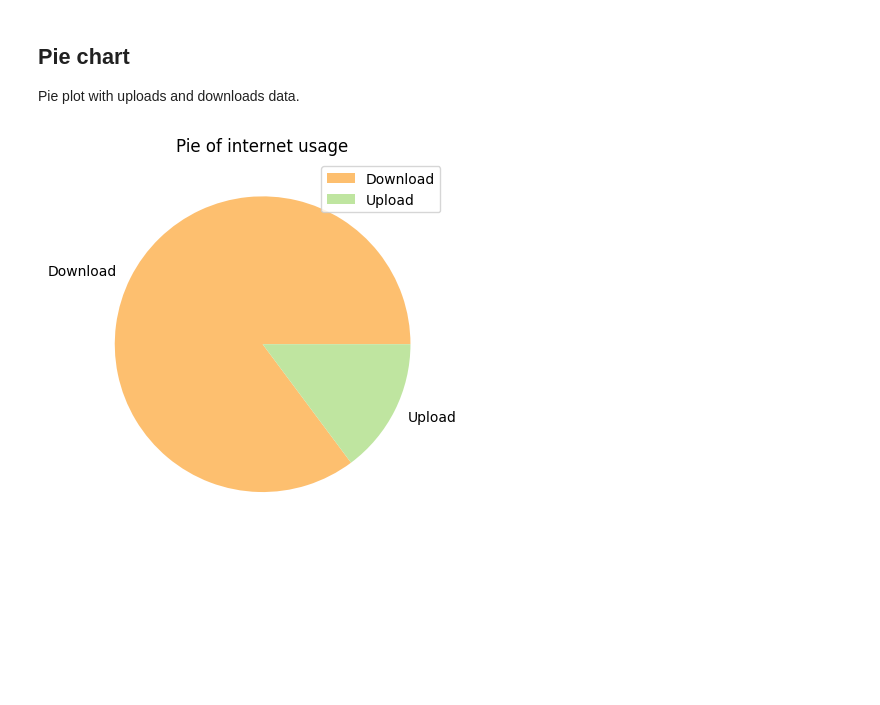
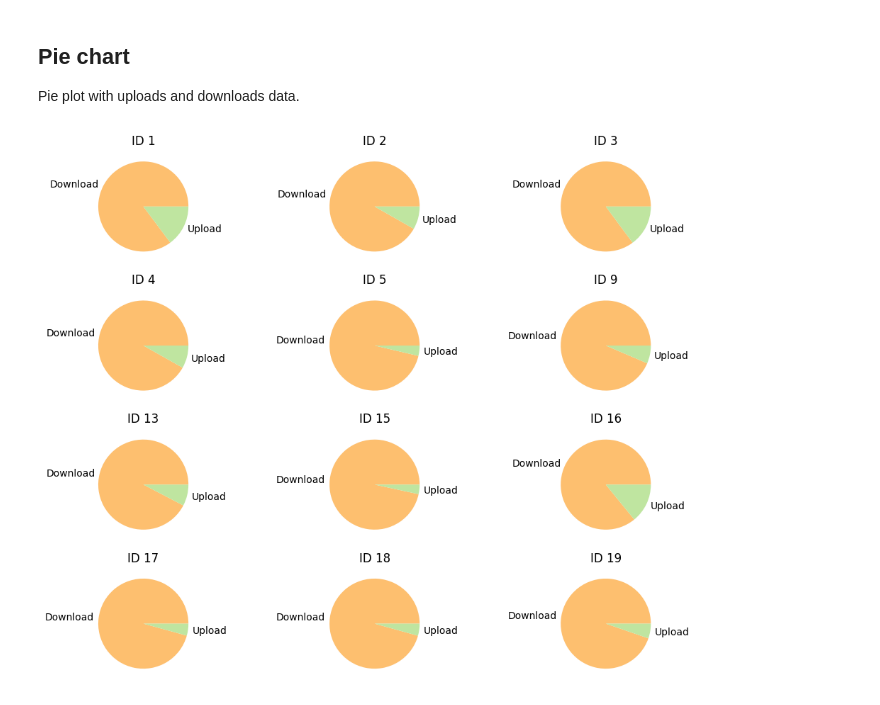
Before and after one commit to BlackIQ/vpn_analytics_notebooks, a Jupyter notebook: user.ipynb, the cells around one changed output. Drawn from its saved outputs; the diff is of its cells as text; code cells hidden in the pictures; blank space fills up the shorter version.

```diff
--- a/user.ipynb
+++ b/user.ipynb
@@ -85,36 +114,29 @@ plt.show()
 ## Pie chart
 
 Pie plot with uploads and downloads data.
-# %%
-# The base URL
-base_url = "http://95.216.138.218:2003"
-
-# Add headers to authorize in API
-headers = {
-    "Cookie": env('COOCIE')
-}
-
-# Get list of
-list = req.post(f"{base_url}/xui/inbound/list", headers=headers, data={})
-
-# Make json and get only `obj` item
-data = [item for item in list.json()["obj"] if item['id'] == uid][0]
 # %%
-pie_sized = [data['down'], data['up']]
-pie_label = ['Download', 'Upload']
+total_items = len(data)
+num_rows = int(total_items ** 0.5) + 1
+num_cols = int(total_items ** 0.5) if total_items % int(total_items ** 0.5) == 0 else int(total_items ** 0.5) + 1
+
+fig, axes = plt.subplots(num_rows, num_cols, figsize=(10, 8))
+
+for i, user in enumerate(data):
+    ax = axes[i // num_cols, i % num_cols]
+
+    pie_sized = [user['down'], user['up']]
+    pie_label = ['Download', 'Upload']
+
+    ax.pie(
+        pie_sized,
+        labels=pie_label,
+        colors=sb.color_palette("Spectral", len(pie_sized)),
+        shadow=False
+    )
+
+    ax.set_title(f"ID {user['id']}")
+
+plt.tight_layout()
+plt.show()
+# %% [output]
+[figure, added]
-# %%
-# Draw plt
-plt.pie(
-    pie_sized,
-    labels=pie_label,
-    colors=sb.color_palette("Spectral", len(pie_sized))
-)
-
-# Customize
-plt.title('Pie of internet usage') # Title
-plt.legend() # Helper
-
-# Show plt
-plt.show()
-# %% [output]
-[figure, removed]
```
Also changed, not shown: parts of 11 cells of this notebook.
